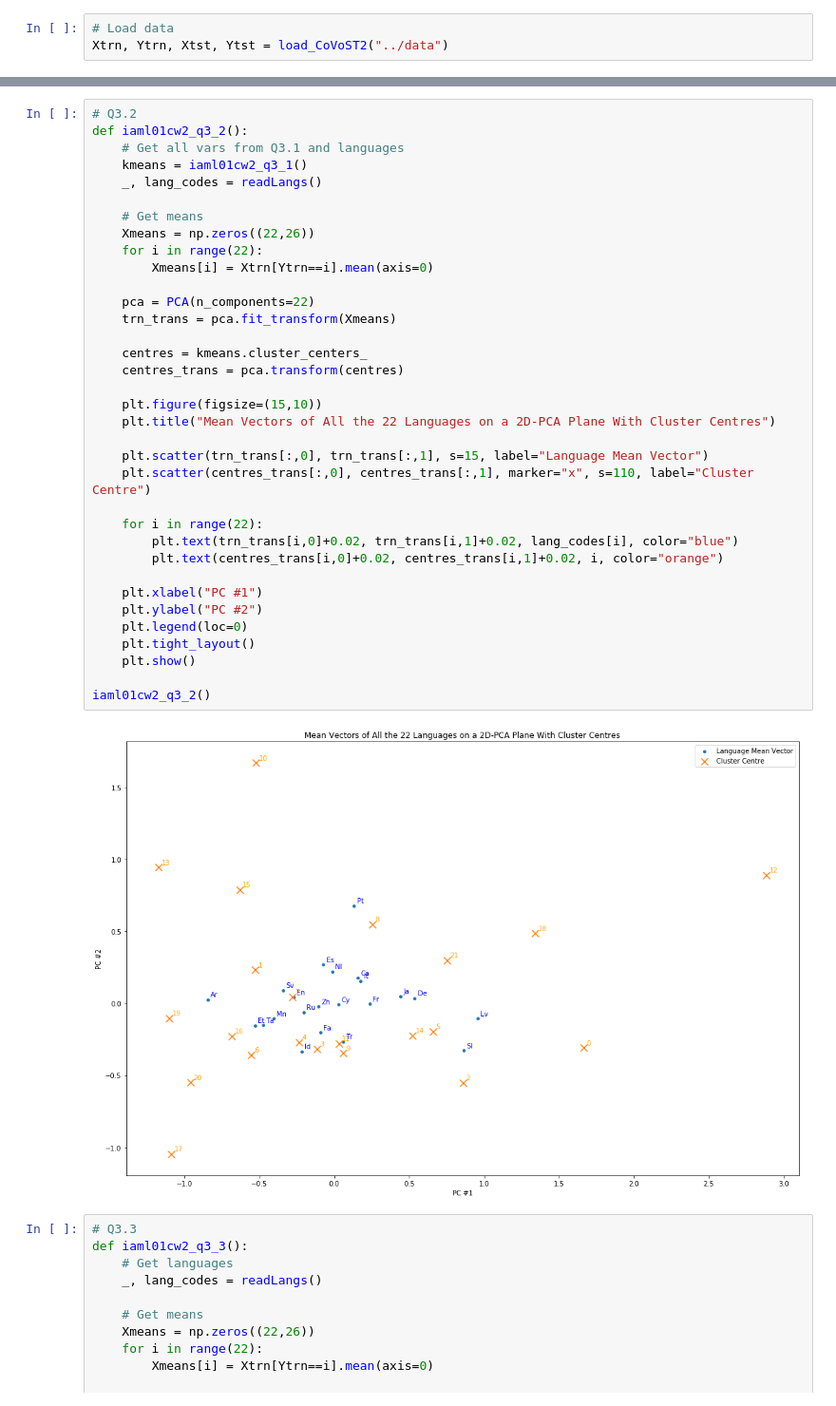
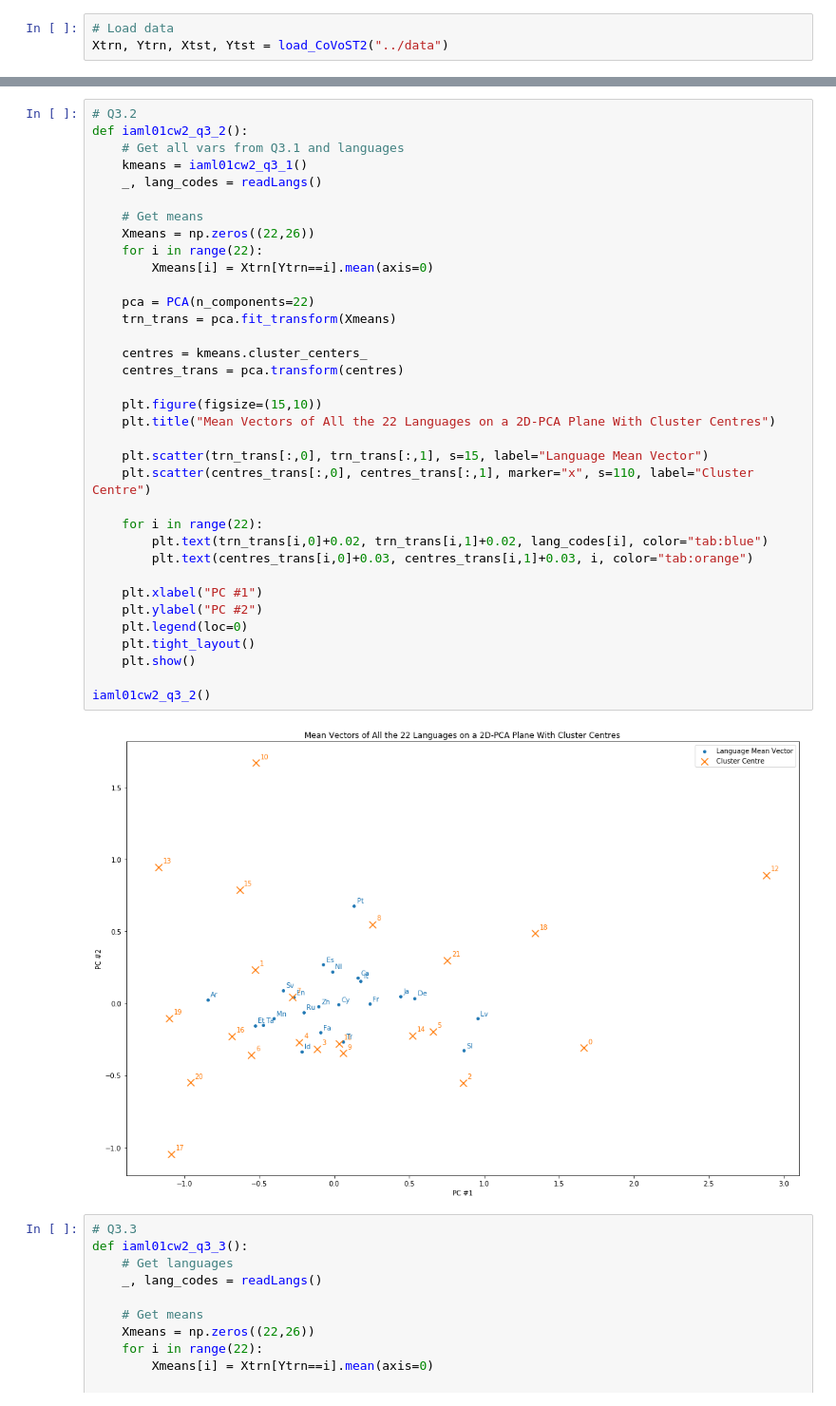
Before and after one commit to cpuved/inf3-iaml-cw2, a Jupyter notebook: notebooks/iaml01cw2_q3.ipynb, the cells around one changed output, grey strips where cells are left out. Shown: that part at 95% size. Cells and saved outputs as stored; diff of their text form.

```diff
--- a/notebooks/iaml01cw2_q3.ipynb
+++ b/notebooks/iaml01cw2_q3.ipynb
@@ -56,36 +56,36 @@ def iaml01cw2_q3_2():
     kmeans = iaml01cw2_q3_1()
     _, lang_codes = readLangs()
 
     # Get means
     Xmeans = np.zeros((22,26))
     for i in range(22):
         Xmeans[i] = Xtrn[Ytrn==i].mean(axis=0)
 
     pca = PCA(n_components=22)
     trn_trans = pca.fit_transform(Xmeans)
 
     centres = kmeans.cluster_centers_
     centres_trans = pca.transform(centres)
 
     plt.figure(figsize=(15,10))
     plt.title("Mean Vectors of All the 22 Languages on a 2D-PCA Plane With Cluster Centres")
 
     plt.scatter(trn_trans[:,0], trn_trans[:,1], s=15, label="Language Mean Vector")
     plt.scatter(centres_trans[:,0], centres_trans[:,1], marker="x", s=110, label="Cluster Centre")
 
     for i in range(22):
-        plt.text(trn_trans[i,0]+0.02, trn_trans[i,1]+0.02, lang_codes[i], color="blue")
-        plt.text(centres_trans[i,0]+0.02, centres_trans[i,1]+0.02, i, color="orange")
+        plt.text(trn_trans[i,0]+0.02, trn_trans[i,1]+0.02, lang_codes[i], color="tab:blue")
+        plt.text(centres_trans[i,0]+0.03, centres_trans[i,1]+0.03, i, color="tab:orange")
 
     plt.xlabel("PC #1")
     plt.ylabel("PC #2")
     plt.legend(loc=0)
     plt.tight_layout()
     plt.show()
 
 iaml01cw2_q3_2()
 # %% [output]
-[figure, old version]
+[figure, new version]
 # %%
 # Q3.3
 def iaml01cw2_q3_3():
```
Also changed, not shown: parts of 1 cell of this notebook, 7 other files.
